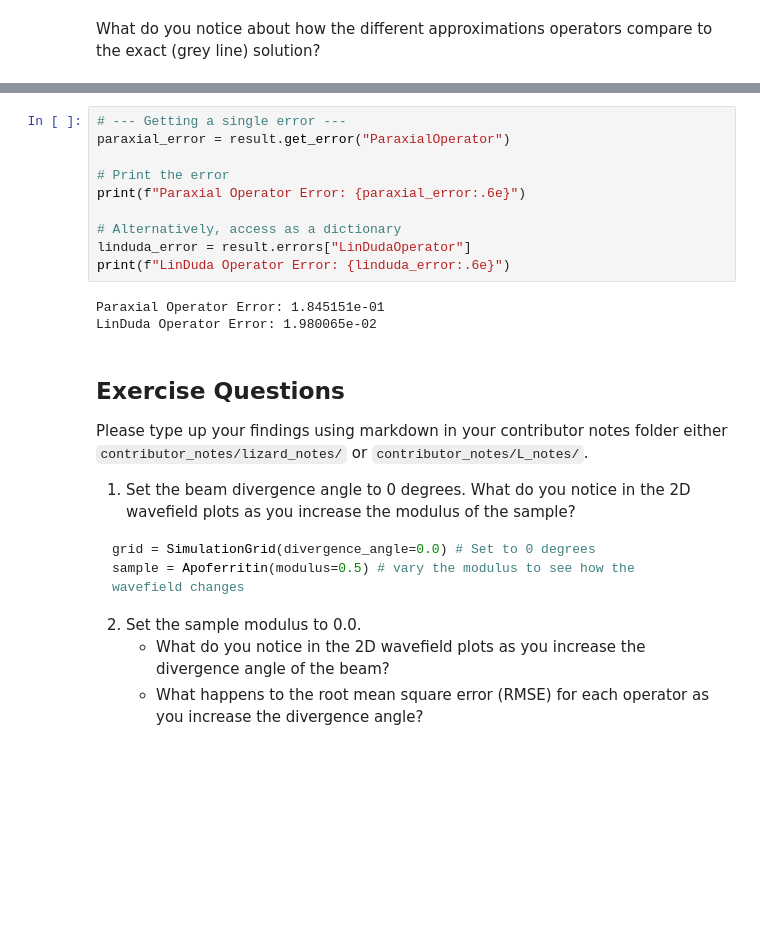
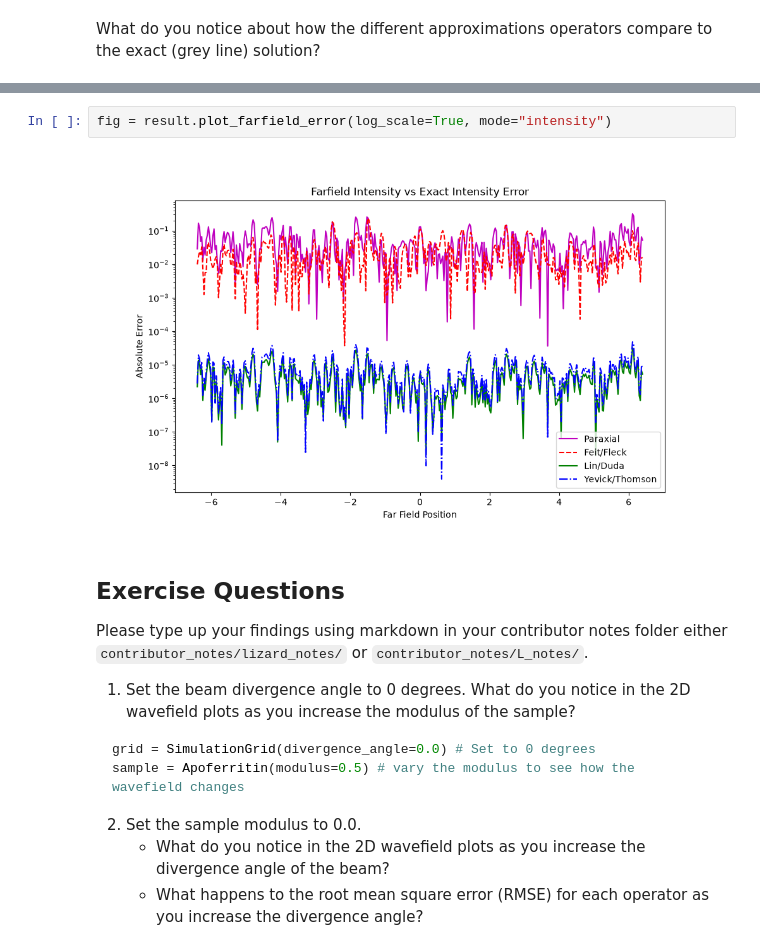
Before and after one commit to bryceshirley/ptychobench, a Jupyter notebook: benchmark_tutorial.ipynb, the cells around one changed output, grey strips where cells are left out. Saved outputs shown, nothing was run; the diff lists cells and outputs as text; blank space fills up the shorter version.

```diff
--- a/benchmark_tutorial.ipynb
+++ b/benchmark_tutorial.ipynb
@@ -154,16 +168,7 @@ You can extract the raw error numbers safely using the `get_error()` and `get_er
 # %%
-# --- Getting a single error ---
-paraxial_error = result.get_error("ParaxialOperator")
-
-# Print the error
-print(f"Paraxial Operator Error: {paraxial_error:.6e}")
-
-# Alternatively, access as a dictionary
-linduda_error = result.errors["LinDudaOperator"]
-print(f"LinDuda Operator Error: {linduda_error:.6e}")
+fig = result.plot_farfield_error(log_scale=True, mode="intensity")
 # %% [output]
-Paraxial Operator Error: 1.845151e-01
-LinDuda Operator Error: 1.980065e-02
+[figure, added]
 # %% [markdown]
 ## Exercise Questions
 
```
Also changed, not shown: parts of 12 cells of this notebook, 1 other file.
